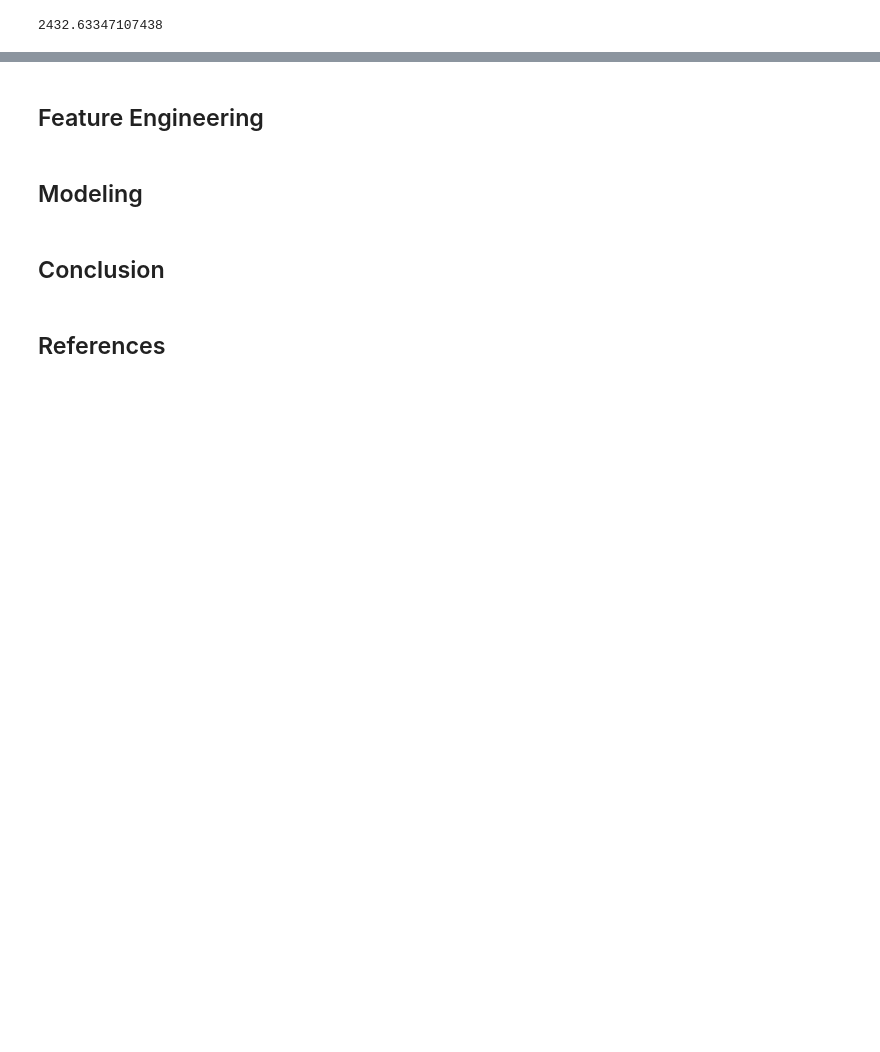
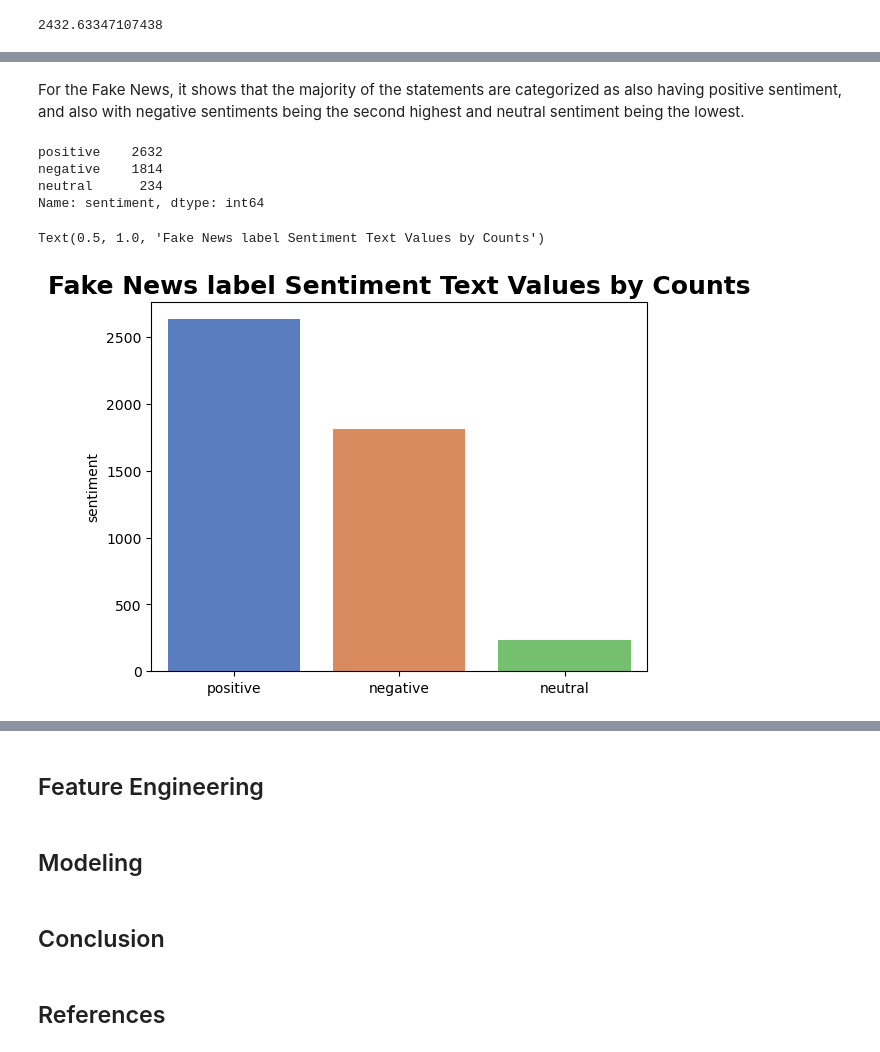
Before and after one commit to francheska-vicente/data102-fake-news, a Jupyter notebook: main.ipynb, the cells around one changed output, grey strips where cells are left out. Cells and saved outputs as stored; diff of their text form; code cells hidden in the pictures; blank space fills up the shorter version.

```diff
--- a/main.ipynb
+++ b/main.ipynb
@@ -1126,0 +1314,11 @@ Comparing the results of the two label, it is evident that the fake label has a
+# %%
+fn_SA['polarity'] = fn_SA['text_string_lem'].apply(lambda x: analyzer.polarity_scores(x))
+
+# Change data structure
+fn_SA = pd.concat(
+     [fn_SA.drop(['polarity'], axis=1),
+     fn_SA['polarity'].apply(pd.Series)], axis=1)
+# %%
+fn_SA['sentiment'] = fn_SA['compound'].apply(condition)
+
+fn_SA.tail()
@@ -1126,0 +1332,16 @@ Comparing the results of the two label, it is evident that the fake label has a
+# %% [markdown]
+For the Fake News, it shows that the majority of the statements are categorized as also having positive sentiment, and also with negative sentiments being the second highest and neutral sentiment being the lowest.
+# %%
+fn_SA['sentiment'].value_counts()
+# %% [output]
+positive    2632
+negative    1814
+neutral      234
+Name: sentiment, dtype: int64
+# %%
+sns.set_palette('muted')
+ax = sns.barplot(x= fn_SA['sentiment'].value_counts().index, y=fn_SA['sentiment'].value_counts())
+ax.set_title('Fake News label Sentiment Text Values by Counts', fontsize=18, fontweight='bold')
+# %% [output]
+Text(0.5, 1.0, 'Fake News label Sentiment Text Values by Counts')
+[figure, added]
```
Also changed, not shown: parts of 195 cells of this notebook.
